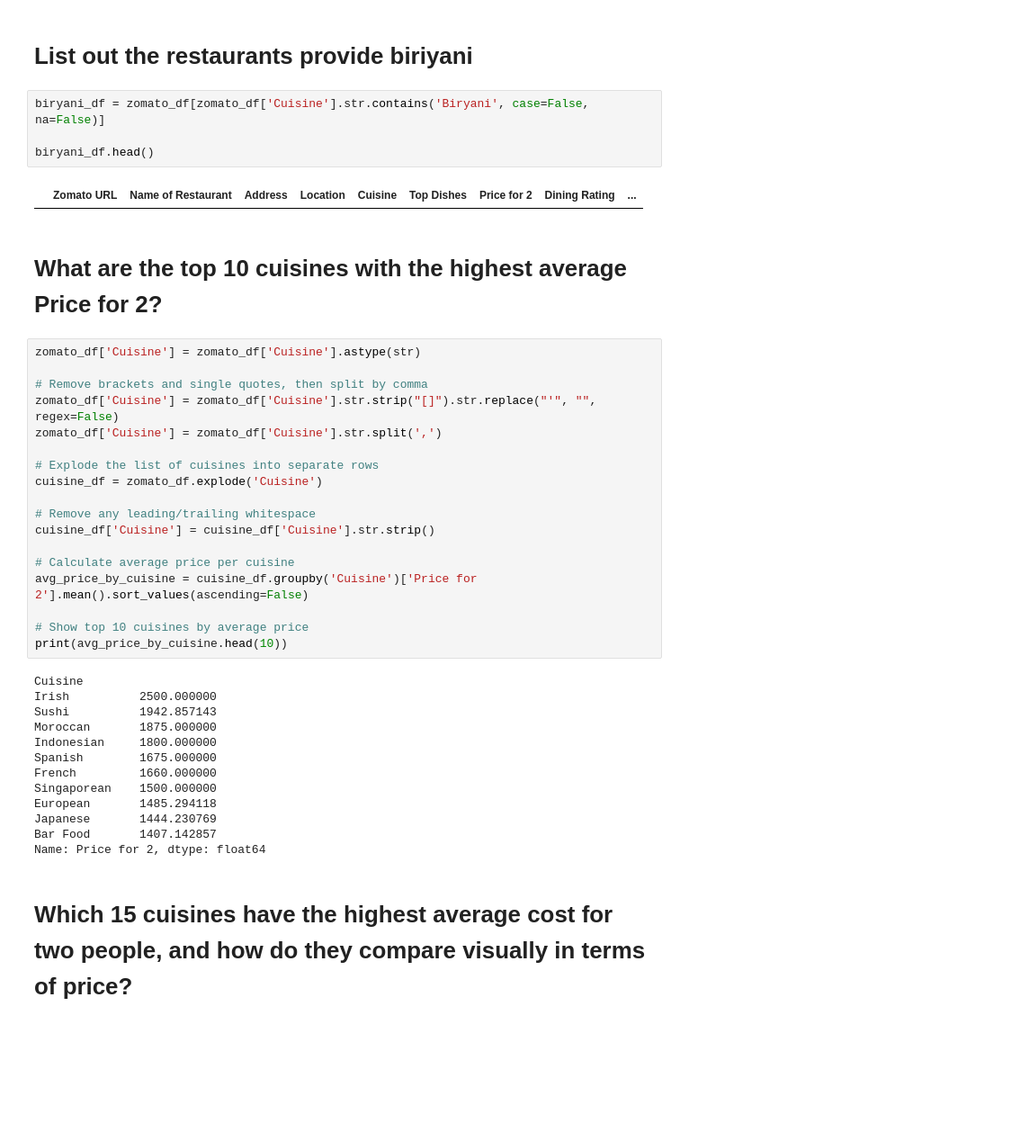
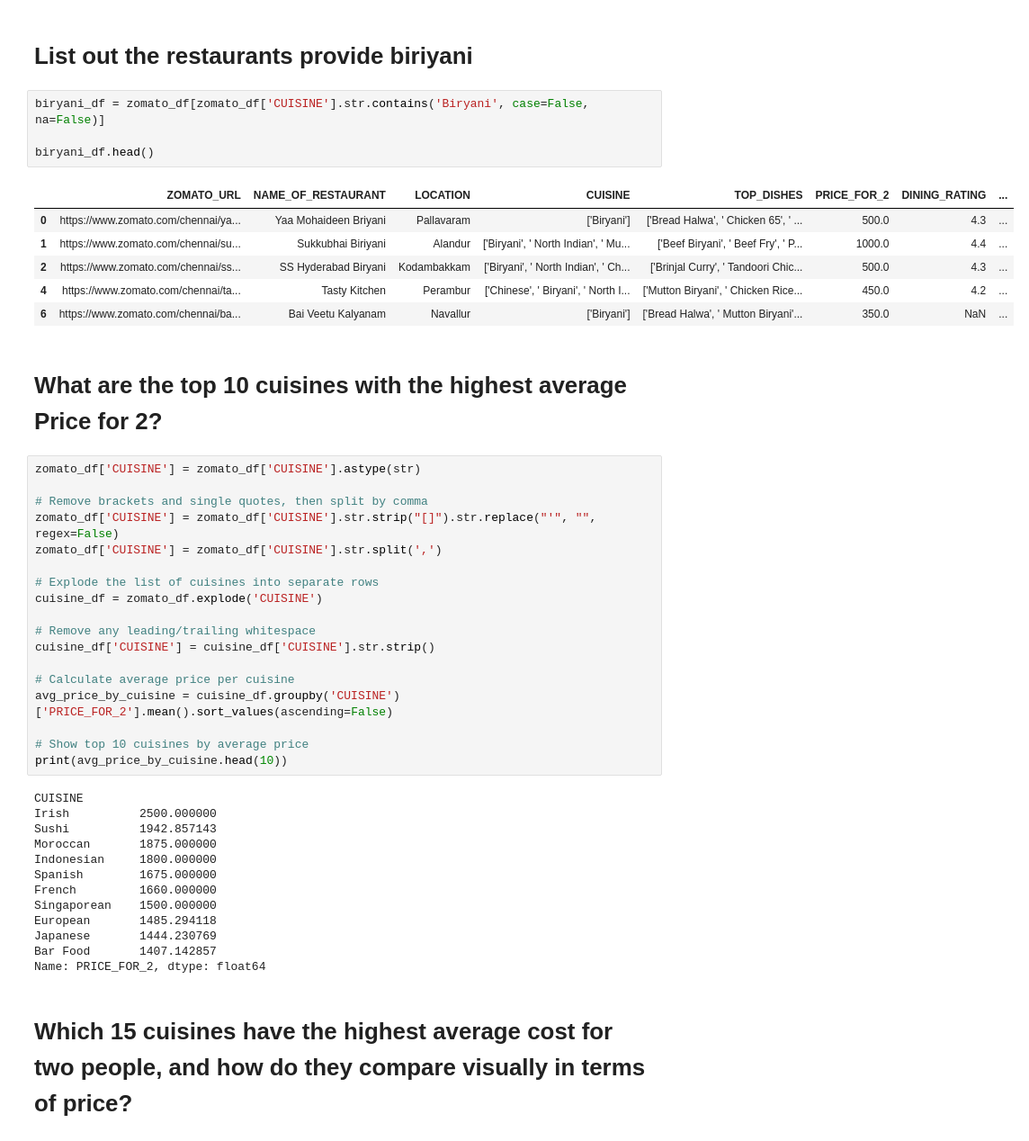
Before and after one commit to SaranyaRajUS/Data-Visualization, a Jupyter notebook: Zomato Chennai.ipynb, the cells around one changed output. Shown at 90% size. Cells and saved outputs as stored; diff of their text form; blank space fills up the shorter version.

```diff
--- a/Zomato Chennai.ipynb
+++ b/Zomato Chennai.ipynb
@@ -192,33 +194,38 @@ top_rated[['NAME_OF_RESTAURANT', 'DINING_RATING']]
 # %% [markdown]
 # List out the restaurants provide biriyani
 # %%
-biryani_df = zomato_df[zomato_df['Cuisine'].str.contains('Biryani', case=False, na=False)]
+biryani_df = zomato_df[zomato_df['CUISINE'].str.contains('Biryani', case=False, na=False)]
 
 biryani_df.head()
 # %% [output]
-|  | Zomato URL | Name of Restaurant | Address | Location | Cuisine | Top Dishes | Price for 2 | Dining Rating | ... |
+|  | ZOMATO_URL | NAME_OF_RESTAURANT | LOCATION | CUISINE | TOP_DISHES | PRICE_FOR_2 | DINING_RATING | ... |
+| 0 | https://www.zomato.com/chennai/ya... | Yaa Mohaideen Briyani | Pallavaram | ['Biryani'] | ['Bread Halwa', ' Chicken 65', ' ... | 500.0 | 4.3 | ... |
+| 1 | https://www.zomato.com/chennai/su... | Sukkubhai Biriyani | Alandur | ['Biryani', ' North Indian', ' Mu... | ['Beef Biryani', ' Beef Fry', ' P... | 1000.0 | 4.4 | ... |
+| 2 | https://www.zomato.com/chennai/ss... | SS Hyderabad Biryani | Kodambakkam | ['Biryani', ' North Indian', ' Ch... | ['Brinjal Curry', ' Tandoori Chic... | 500.0 | 4.3 | ... |
+| 4 | https://www.zomato.com/chennai/ta... | Tasty Kitchen | Perambur | ['Chinese', ' Biryani', ' North I... | ['Mutton Biryani', ' Chicken Rice... | 450.0 | 4.2 | ... |
+| 6 | https://www.zomato.com/chennai/ba... | Bai Veetu Kalyanam | Navallur | ['Biryani'] | ['Bread Halwa', ' Mutton Biryani'... | 350.0 | NaN | ... |
 # %% [markdown]
 # What are the top 10 cuisines with the highest average Price for 2?
 # %%
-zomato_df['Cuisine'] = zomato_df['Cuisine'].astype(str)
+zomato_df['CUISINE'] = zomato_df['CUISINE'].astype(str)
 
 # Remove brackets and single quotes, then split by comma
-zomato_df['Cuisine'] = zomato_df['Cuisine'].str.strip("[]").str.replace("'", "", regex=False)
-zomato_df['Cuisine'] = zomato_df['Cuisine'].str.split(',')
+zomato_df['CUISINE'] = zomato_df['CUISINE'].str.strip("[]").str.replace("'", "", regex=False)
+zomato_df['CUISINE'] = zomato_df['CUISINE'].str.split(',')
 
 # Explode the list of cuisines into separate rows
-cuisine_df = zomato_df.explode('Cuisine')
+cuisine_df = zomato_df.explode('CUISINE')
 
 # Remove any leading/trailing whitespace
-cuisine_df['Cuisine'] = cuisine_df['Cuisine'].str.strip()
+cuisine_df['CUISINE'] = cuisine_df['CUISINE'].str.strip()
 
 # Calculate average price per cuisine
-avg_price_by_cuisine = cuisine_df.groupby('Cuisine')['Price for 2'].mean().sort_values(ascending=False)
+avg_price_by_cuisine = cuisine_df.groupby('CUISINE')['PRICE_FOR_2'].mean().sort_values(ascending=False)
 
 # Show top 10 cuisines by average price
 print(avg_price_by_cuisine.head(10))
 # %% [output]
-Cuisine
+CUISINE
 Irish          2500.000000
 Sushi          1942.857143
 Moroccan       1875.000000
@@ -229,7 +236,7 @@ Singaporean    1500.000000
 European       1485.294118
 Japanese       1444.230769
 Bar Food       1407.142857
-Name: Price for 2, dtype: float64
+Name: PRICE_FOR_2, dtype: float64
 # %% [markdown]
 # Which 15 cuisines have the highest average cost for two people, and how do they compare visually in terms of price?
 # %%
```
Also changed, not shown: parts of 10 cells of this notebook.
